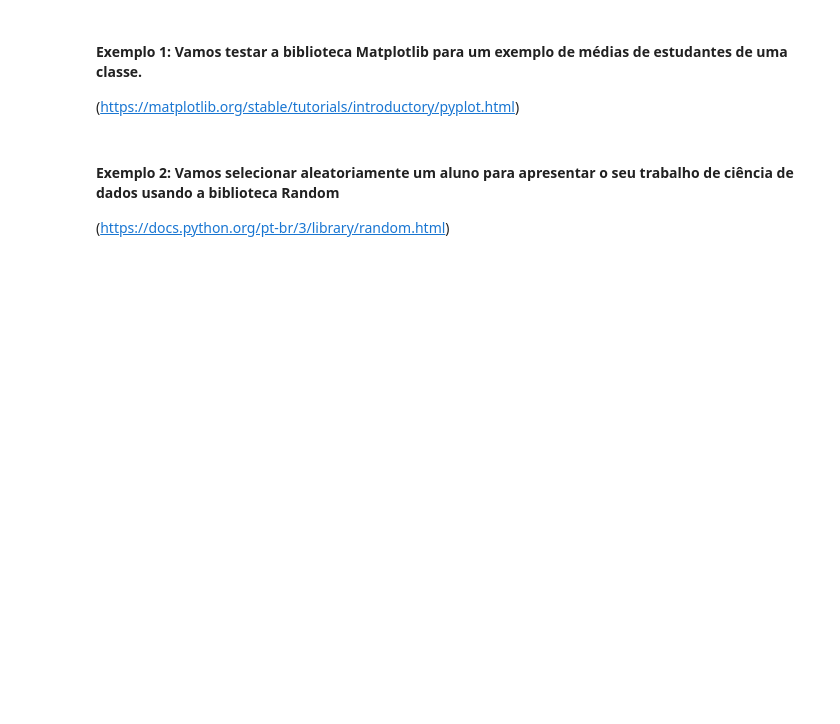
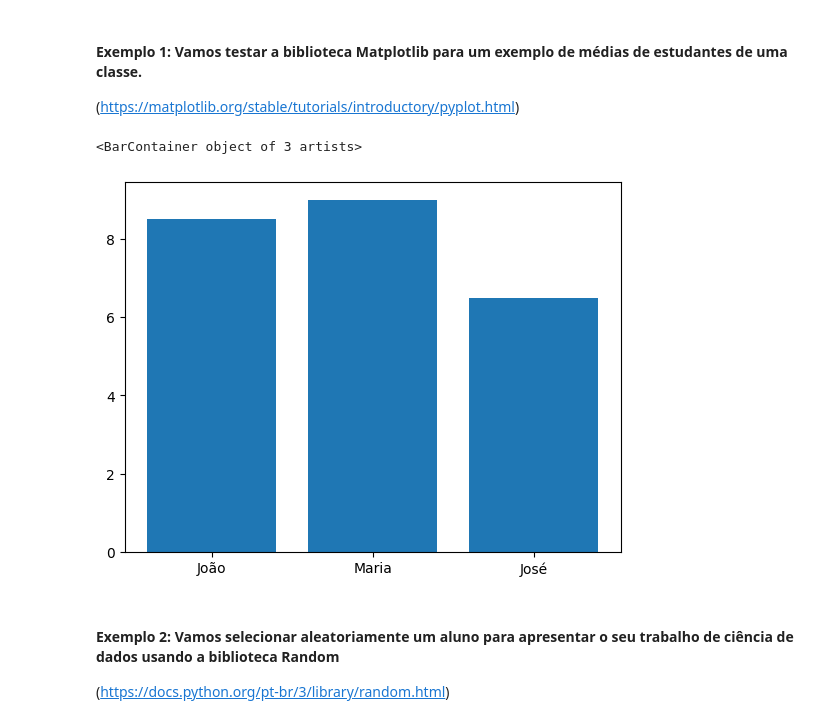
Before and after one commit to lucasirc/python-colab, a Jupyter notebook: Python_para_Data_Science_trabalhando_com_funções,_estruturas_de_dados_e_exceções.ipynb, the cells around one changed output. Cells and saved outputs as stored; diff of their text form; code cells hidden in the pictures; blank space fills up the shorter version.

```diff
--- a/Python_para_Data_Science_trabalhando_com_funções,_estruturas_de_dados_e_exceções.ipynb
+++ b/Python_para_Data_Science_trabalhando_com_funções,_estruturas_de_dados_e_exceções.ipynb
@@ -41,6 +84,11 @@ matplotlib.__class__
 # %%
 estudantes = ["João", "Maria", "José"]
 notas = [8.5, 9, 6.5]
+# %%
+plt.bar(x=estudantes, height=notas)
+# %% [output]
+<BarContainer object of 3 artists>
+[figure, added]
 # %% [markdown]
 #### Exemplo 2: Vamos selecionar aleatoriamente um aluno para apresentar o seu trabalho de ciência de dados usando a biblioteca Random
 
```
Also changed, not shown: parts of 16 cells of this notebook.
